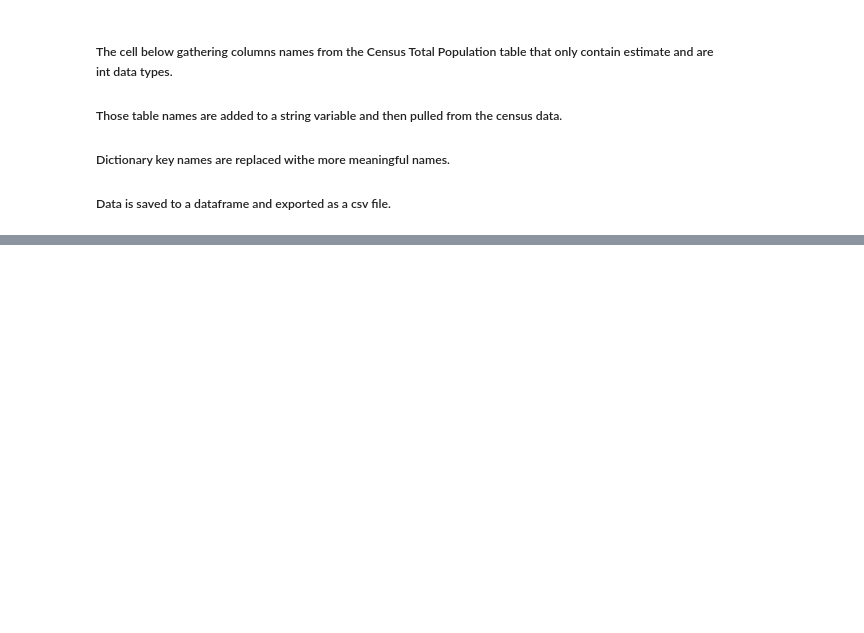
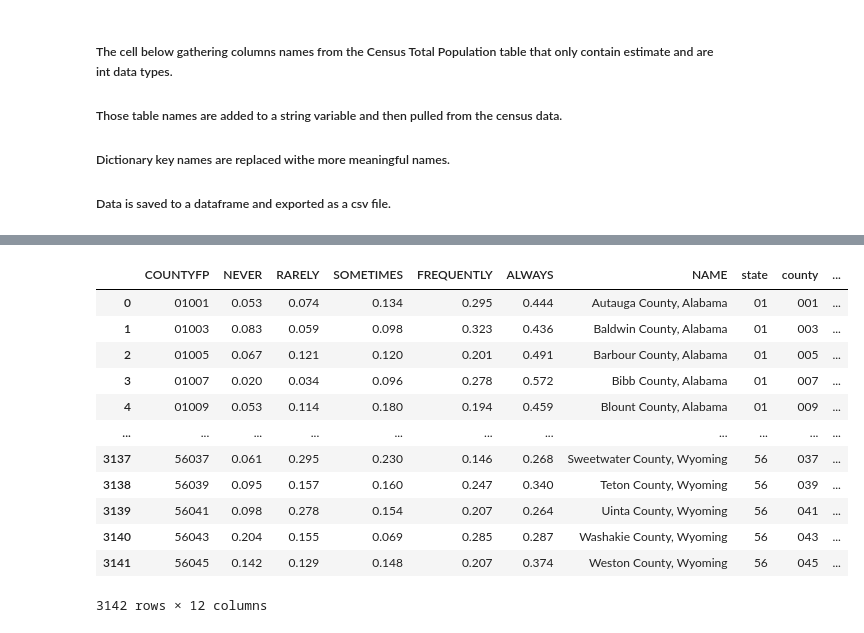
Before and after one commit to havyjavy/Healthcare-and-Covid-19, a Jupyter notebook: CensusData/Census_TotalPopulation.ipynb, the cells around one changed output, grey strips where cells are left out. Drawn from its saved outputs; the diff is of its cells as text; code cells hidden in the pictures; blank space fills up the shorter version.

```diff
--- a/CensusData/Census_TotalPopulation.ipynb
+++ b/CensusData/Census_TotalPopulation.ipynb
@@ -64,0 +85,20 @@ NameError: name 'table_df' is not defined
+# %%
+census_B01003_TotalPop_df.dtypes
+
+census_B01003_TotalPop_df['COUNTYFP'] = census_B01003_TotalPop_df['state'] + census_B01003_TotalPop_df['county']
+
+census_TotalPop_sorted = census_B01003_TotalPop_df.sort_values(by=['COUNTYFP'])
+census_TotalPop_sorted = census_TotalPop_sorted.reset_index(drop=True)
+
+census_TotalPop_sorted['State Name'] = ''
+census_TotalPop_sorted['County Name'] = ''
+
+
+for index, row in census_TotalPop_sorted.iterrows():
+    name_all = row['NAME']
+    name_list = name_all.split(',')
+    clean_state = name_list[1][1:]
+    census_TotalPop_sorted.loc[index, 'State Name']= clean_state
+    census_TotalPop_sorted.loc[index, 'County Name']= name_list[0]
+
+census_TotalPop_sorted.head()
@@ -64,0 +133,17 @@ NameError: name 'table_df' is not defined
+# %%
+nytimesmask_census = pd.merge(nytimes_mask_data, census_TotalPop_sorted, on="COUNTYFP", how="left")
+nytimesmask_census
+# %% [output]
+|  | COUNTYFP | NEVER | RARELY | SOMETIMES | FREQUENTLY | ALWAYS | NAME | state | county | ... |
+| 0 | 01001 | 0.053 | 0.074 | 0.134 | 0.295 | 0.444 | Autauga County, Alabama | 01 | 001 | ... |
+| 1 | 01003 | 0.083 | 0.059 | 0.098 | 0.323 | 0.436 | Baldwin County, Alabama | 01 | 003 | ... |
+| 2 | 01005 | 0.067 | 0.121 | 0.120 | 0.201 | 0.491 | Barbour County, Alabama | 01 | 005 | ... |
+| 3 | 01007 | 0.020 | 0.034 | 0.096 | 0.278 | 0.572 | Bibb County, Alabama | 01 | 007 | ... |
+| 4 | 01009 | 0.053 | 0.114 | 0.180 | 0.194 | 0.459 | Blount County, Alabama | 01 | 009 | ... |
+| ... | ... | ... | ... | ... | ... | ... | ... | ... | ... | ... |
+| 3137 | 56037 | 0.061 | 0.295 | 0.230 | 0.146 | 0.268 | Sweetwater County, Wyoming | 56 | 037 | ... |
+| 3138 | 56039 | 0.095 | 0.157 | 0.160 | 0.247 | 0.340 | Teton County, Wyoming | 56 | 039 | ... |
+| 3139 | 56041 | 0.098 | 0.278 | 0.154 | 0.207 | 0.264 | Uinta County, Wyoming | 56 | 041 | ... |
+| 3140 | 56043 | 0.204 | 0.155 | 0.069 | 0.285 | 0.287 | Washakie County, Wyoming | 56 | 043 | ... |
+| 3141 | 56045 | 0.142 | 0.129 | 0.148 | 0.207 | 0.374 | Weston County, Wyoming | 56 | 045 | ... |
+3142 rows × 12 columns
```
Also changed, not shown: parts of 7 cells of this notebook.
